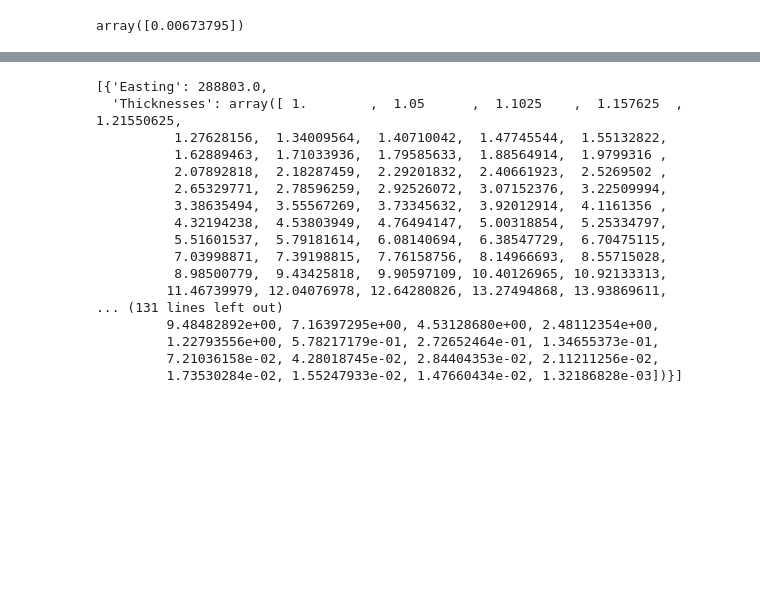
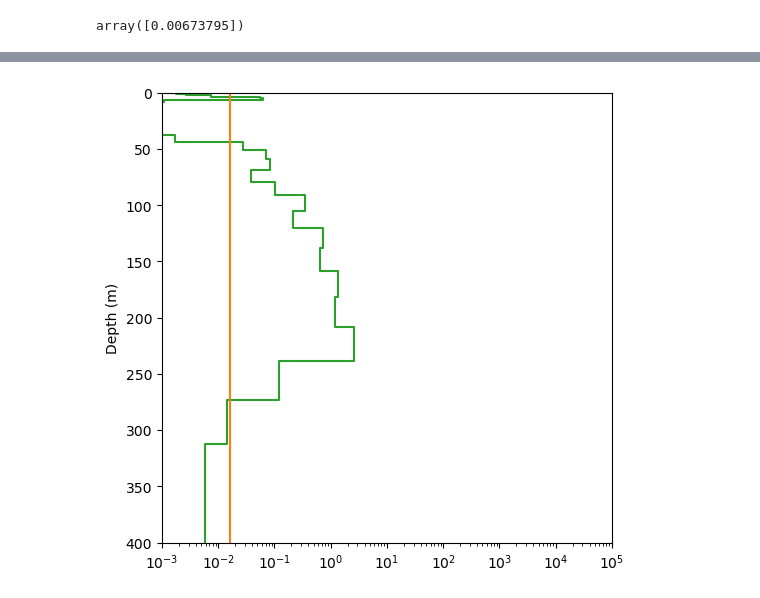
Before and after one commit to oscarshek/EOSC-556-Project, a Jupyter notebook: Notebook/AusAEM_WA_Cross_Section.ipynb, the cells around one changed output, grey strips where cells are left out. Drawn from its saved outputs; the diff is of its cells as text; code cells hidden in the pictures; blank space fills up the shorter version.

```diff
--- a/Notebook/AusAEM_WA_Cross_Section.ipynb
+++ b/Notebook/AusAEM_WA_Cross_Section.ipynb
@@ -226,7 +149,0 @@ x0 has any nan: 0
-# %%
-data_pre_3 = sim_reg.make_synthetic_data(recovered_model_3)
-#ax = plot_1d_layer_model(sim_inv2.thicknesses, sim_inv2.sigma)
-ax = plot_1d_layer_model(sim_reg.thicknesses, sim_reg.sigma, color='C2')
-ax.axvline(sim_inv_halfspace.sigma, color='C1')
-ax.set_ylim([500, 0])
-ax.set_xlim([1E-3, 1E5])
@@ -275,20 +338,26 @@ plt.show()
-# %%
-data_list
-# %% [output]
-[{'Easting': 288803.0,
-  'Thicknesses': array([ 1.        ,  1.05      ,  1.1025    ,  1.157625  ,  1.21550625,
-          1.27628156,  1.34009564,  1.40710042,  1.47745544,  1.55132822,
-          1.62889463,  1.71033936,  1.79585633,  1.88564914,  1.9799316 ,
-          2.07892818,  2.18287459,  2.29201832,  2.40661923,  2.5269502 ,
-          2.65329771,  2.78596259,  2.92526072,  3.07152376,  3.22509994,
-          3.38635494,  3.55567269,  3.73345632,  3.92012914,  4.1161356 ,
-          4.32194238,  4.53803949,  4.76494147,  5.00318854,  5.25334797,
-          5.51601537,  5.79181614,  6.08140694,  6.38547729,  6.70475115,
-          7.03998871,  7.39198815,  7.76158756,  8.14966693,  8.55715028,
-          8.98500779,  9.43425818,  9.90597109, 10.40126965, 10.92133313,
-         11.46739979, 12.04076978, 12.64280826, 13.27494868, 13.93869611,
-... (131 lines left out)
-         9.48482892e+00, 7.16397295e+00, 4.53128680e+00, 2.48112354e+00,
-         1.22793556e+00, 5.78217179e-01, 2.72652464e-01, 1.34655373e-01,
-         7.21036158e-02, 4.28018745e-02, 2.84404353e-02, 2.11211256e-02,
-         1.73530284e-02, 1.55247933e-02, 1.47660434e-02, 1.32186828e-03])}]
+# %%
+# Function to plot a specific sounding
+def plot_sounding(index):
+    entry = data_list[index]
+    thicknesses = entry['Thicknesses']
+    sigma = entry['Sigma']
+    recovered_model = entry['Recovered_Model']
+    #synthetic_data = entry['Synthetic_Data']
+    halfspace_conductivity = entry['Halfspace_Conductivity']
+
+    # Generate synthetic data
+    data_pre_3 = synthetic_data
+
+    # Plot the 1D layer model
+    ax = plot_1d_layer_model(thicknesses, sigma, color='C2')
+    ax.axvline(halfspace_conductivity, color='C1')
+    ax.set_ylim([400, 0])
+    ax.set_xlim([1E-3, 1E5])
+    plt.show()
+
+# Specify which sounding to plot (0, 1, or 2)
+plot_sounding(2)  # Plot sounding 0
+# plot_sounding(1)  # Plot sounding 1
+# plot_sounding(2)  # Plot sounding 2
+# %% [output]
+[figure, added]
```
Also changed, not shown: parts of 13 cells of this notebook, 1 other file.
